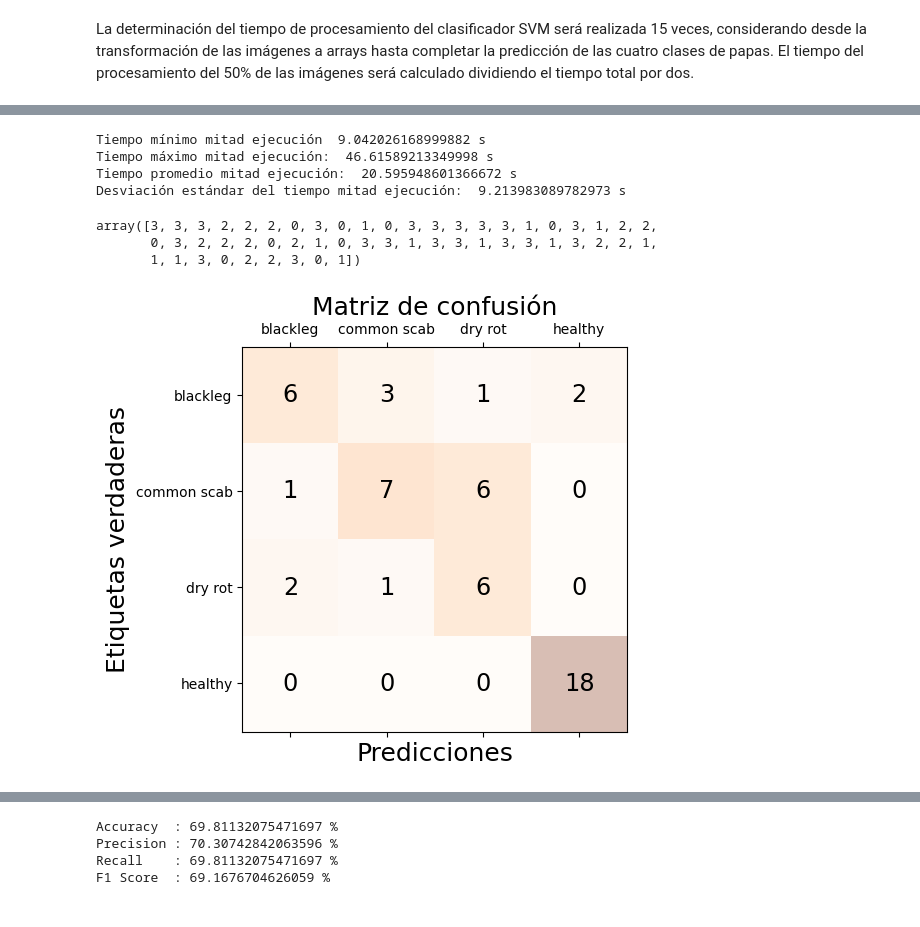
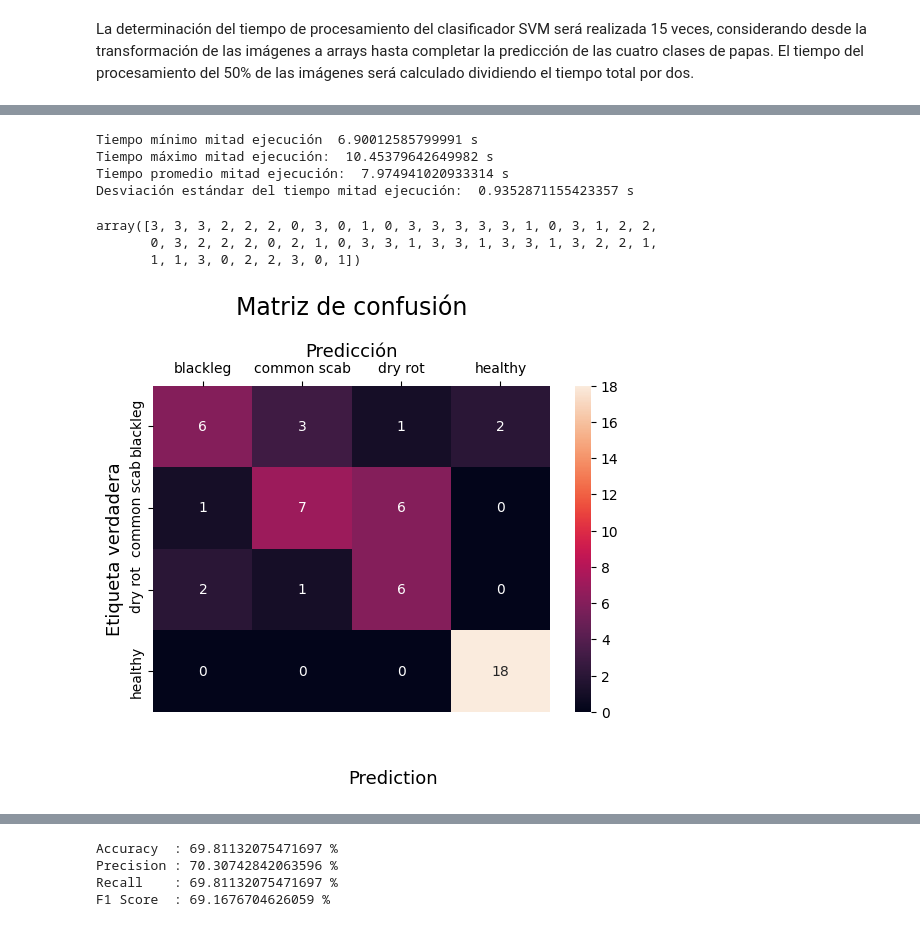
Before and after one commit to principioincertidumbre/ComputerVision, a Jupyter notebook: IntroCV_Tarea_2_Sofía_Vits.ipynb, the cells around one changed output, grey strips where cells are left out. Drawn from its saved outputs; the diff is of its cells as text; code cells hidden in the pictures.

Commit message:
Ajusta matrices de confusión, actualiza datos del tiempo de ejecución

```diff
--- a/IntroCV_Tarea_2_Sofía_Vits.ipynb
+++ b/IntroCV_Tarea_2_Sofía_Vits.ipynb
@@ -429,30 +436,28 @@ while j < 16:
         path=os.path.join(datadir,i)
         for img in os.listdir(path):
             img_array=imread(os.path.join(path,img))
-            img_resized=resize(img_array,(200,200,3))
-            flat_data_arr.append(img_resized.flatten())
-            target_arr.append(Categoría.index(i))
-    flat_data=np.array(flat_data_arr)
-    target=np.array(target_arr)
-    df_papa=pd.DataFrame(flat_data)
-    df_papa['Categoría']=target
-    df_papa
+            img_resized=resize(img_array,(200,200,3))   # asegura que las imágenes tengan las mismas dimensiones y canales
+            flat_data_arr.append(img_resized.flatten()) # transforma array en array 1D
+            target_arr.append(Categoría.index(i)) # agrega los índices de cada etiqueta
+    flat_data=np.array(flat_data_arr) # crea array de Numpy para imágenes
+    target=np.array(target_arr) # crea array de Numpy para etiquetas
+    df_papa=pd.DataFrame(flat_data) # genera dataframe a partir de los arrays de las imágenes
+    df_papa['Categoría']=target # agrega columna con las etiquetas
 
     x=df_papa.iloc[:,:-1]
     y=df_papa.iloc[:,-1]
-    x_train,x_test,y_train,y_test=train_test_split(x,y,test_size=0.20,random_state=42)
+    x_train,x_test,y_train,y_test=train_test_split(x,y,test_size=0.20,random_state=42) # divide los datos en train y test asegurando que los resultados sean reproducibles
 
-    classifier = SVC(kernel = 'rbf', random_state = 0)
+    classifier = SVC(kernel = 'rbf', random_state = 0) # fijar el random state asegura que los resultados sean reproducibles
     classifier.fit(x_train, y_train)
 
     y_pred = classifier.predict(x_test)
 
-
     end = time.perf_counter()
-    total = end - start
-    print(f"Elapsed: {(total)} s")
+    total = end - start  # calcula tiempo total
+    print(f"Tiempo transcurrido: {(total)} s")
     ex_time_nf.append(total)
-    half_t = (total/2)
+    half_t = (total/2)  # calcula valor para aproximar el tiempo que toma procesar el 50% de las imágenes
     half_time_nf.append(half_t)
     j +=1
 # %% [output]
@@ -489,33 +494,33 @@ print("Tiempo máximo mitad ejecución: ", max(half_time_nf), 's')
 print("Tiempo promedio mitad ejecución: ", sum(half_time_nf)/len(half_time_nf), 's')
 print("Desviación estándar del tiempo mitad ejecución: ", np.std(half_time_nf), 's')
 # %% [output]
-Tiempo mínimo mitad ejecución  9.042026168999882 s
-Tiempo máximo mitad ejecución:  46.61589213349998 s
-Tiempo promedio mitad ejecución:  20.595948601366672 s
-Desviación estándar del tiempo mitad ejecución:  9.213983089782973 s
+Tiempo mínimo mitad ejecución  6.90012585799991 s
+Tiempo máximo mitad ejecución:  10.45379642649982 s
+Tiempo promedio mitad ejecución:  7.974941020933314 s
+Desviación estándar del tiempo mitad ejecución:  0.9352871155423357 s
 # %%
 y_pred
 # %% [output]
 array([3, 3, 3, 2, 2, 2, 0, 3, 0, 1, 0, 3, 3, 3, 3, 3, 1, 0, 3, 1, 2, 2,
        0, 3, 2, 2, 2, 0, 2, 1, 0, 3, 3, 1, 3, 3, 1, 3, 3, 1, 3, 2, 2, 1,
        1, 1, 3, 0, 2, 2, 3, 0, 1])
-# %%
-import warnings
-warnings.filterwarnings("ignore")
-
-cm = confusion_matrix(y_test, y_pred)
-fig, ax = plt.subplots(figsize=(5, 5))
-ax.matshow(cm, cmap=plt.cm.Oranges, alpha=0.3)
-for i in range(cm.shape[0]):
-    for j in range(cm.shape[1]):
-        ax.text(x=j, y=i,s=cm[i, j], va='center', ha='center', size='xx-large')
-
-labels=['blackleg', 'common scab', 'dry rot', 'healthy']
-ax.set_xticklabels([''] + labels)
-ax.set_yticklabels([''] + labels)
-plt.xlabel('Predicciones', fontsize=18)
-plt.ylabel('Etiquetas verdaderas', fontsize=18)
-plt.title('Matriz de confusión', fontsize=18)
-plt.show()
-# %% [output]
-[figure, removed]
+# %%
+# Matriz de confusión para SVM aplicado a imágenes no filtradas
+cm = confusion_matrix(y_test, y_pred)
+sns.heatmap(cm,
+            annot=True,
+            fmt='g',
+            xticklabels=['blackleg', 'common scab', 'dry rot', 'healthy'],
+            yticklabels=['blackleg', 'common scab', 'dry rot', 'healthy'])
+
+plt.ylabel('Etiqueta verdadera', fontsize=13)
+plt.title('Matriz de confusión', fontsize=17, pad=20)
+plt.gca().xaxis.set_label_position('top')
+plt.xlabel('Predicción', fontsize=13)
+plt.gca().xaxis.tick_top()
+
+plt.gca().figure.subplots_adjust(bottom=0.2)
+plt.gca().figure.text(0.5, 0.05, 'Prediction', ha='center', fontsize=13)
+plt.show()
+# %% [output]
+[figure, added]
```
Also changed, not shown: parts of 38 cells of this notebook.
